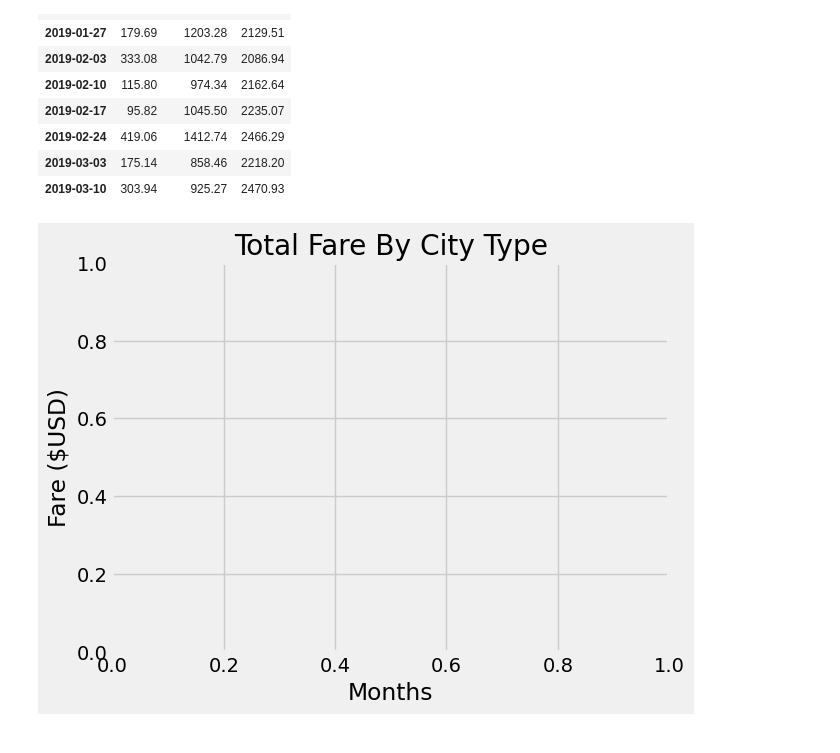
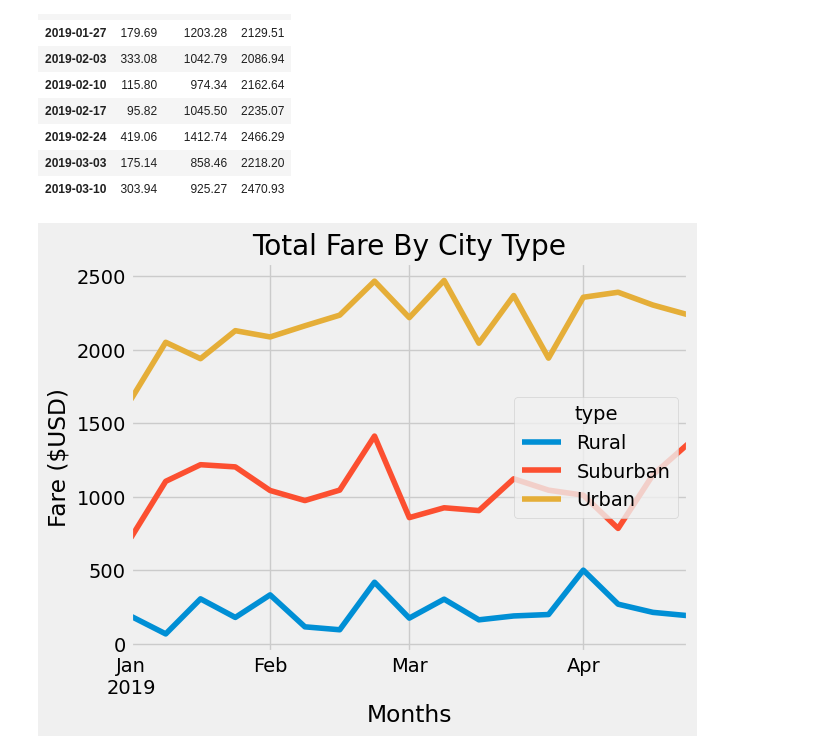
Before and after one commit to ShahZ-Khan/PyBer_Analysis, a Jupyter notebook: PyBer_Challenge.ipynb, the cells around one changed output. Cells and saved outputs as stored; diff of their text form; code cells hidden in the pictures.

```diff
--- a/PyBer_Challenge.ipynb
+++ b/PyBer_Challenge.ipynb
@@ -234,14 +234,15 @@ date_type.head(10)
 # %%
 # 8. Using the object-oriented interface method, plot the resample DataFrame using the df.plot() function.
 
 # Import the style from Matplotlib.
 from matplotlib import style
 # Use the graph style fivethirtyeight.
+date_type.plot()
 style.use('fivethirtyeight')
 plt.title("Total Fare By City Type")
 plt.ylabel("Fare ($USD)")
 plt.xlabel("Months")
 
 plt.savefig("resources/PyBer_fare_summary.png",dpi= 300, bbox_inches='tight')
 # %% [output]
-[figure, old version]
+[figure, new version]
```
